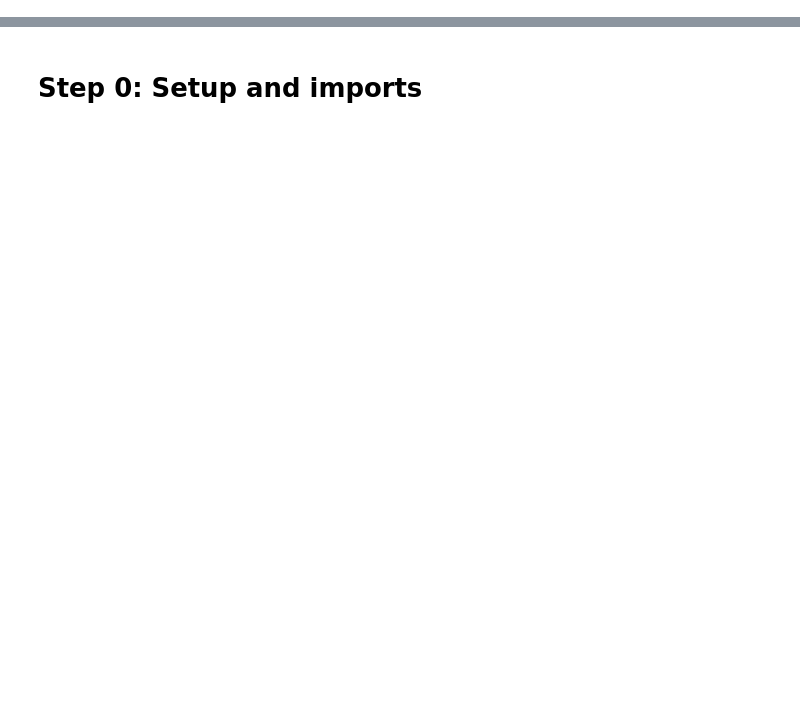
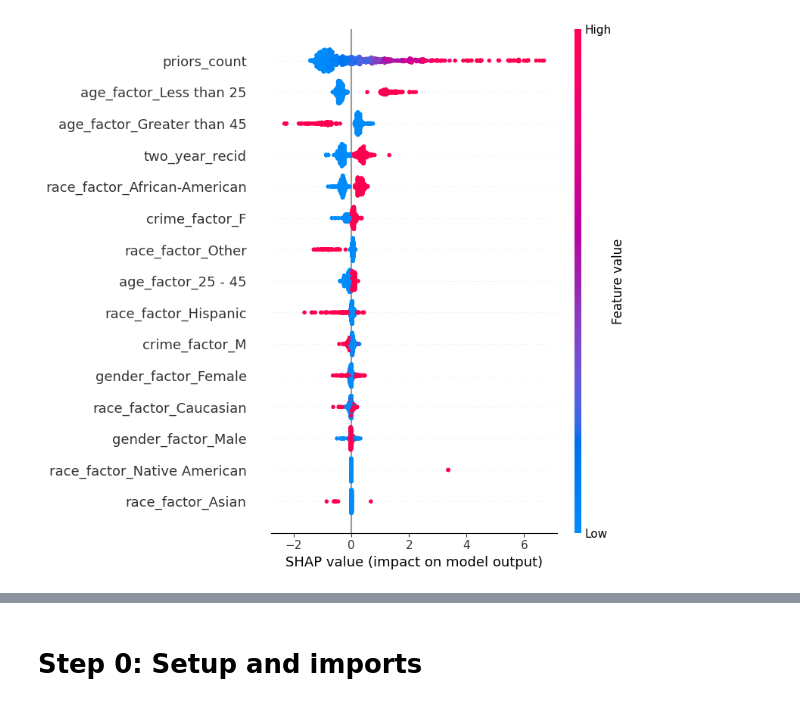
Before and after one commit to makinwumi/dnsc-6330-responsible-ML, a Jupyter notebook: Live-coding/Lecture-03-bias.ipynb, the cells around one changed output, grey strips where cells are left out. Drawn from its saved outputs; the diff is of its cells as text; code cells hidden in the pictures; blank space fills up the shorter version.

```diff
--- a/Live-coding/Lecture-03-bias.ipynb
+++ b/Live-coding/Lecture-03-bias.ipynb
@@ -0,0 +362,11 @@
+# %%
+# Predicted probabilities
+df["pred_prob"] = model_glm.predict(df)
+# Predicted class (threshold = 0.5)
+df["pred_class"] = (
+    (df["pred_prob"] >= 0.5)
+    .map({False: "No Recid", True: "Recid"})
+    .astype("category")
+)
+# Optional: set explicit category order (to mirror R levels)
+df["pred_class"] = df["pred_class"].cat.set_categories(["No Recid", "Recid"])
@@ -0,0 +748,78 @@
+# %%
+# If needed in Colab:
+# !pip install shap
+
+import shap
+import matplotlib.pyplot as plt
+import numpy as np
+
+# Use the fitted components from the trained GBT pipeline
+fitted_preprocessor = gbt_pipeline.named_steps["preprocessor"]
+fitted_classifier = gbt_pipeline.named_steps["classifier"]
+
+# Encode test data with the fitted preprocessor
+X_test_enc = fitted_preprocessor.transform(X_test)
+X_test_enc_array = X_test_enc.toarray() if hasattr(X_test_enc, "toarray") else X_test_enc
+
+# Feature names after preprocessing
+cat_feature_names = list(
+    fitted_preprocessor.named_transformers_["cat"].get_feature_names_out(categorical_features)
+)
+feat_names = numeric_features + cat_feature_names
+
+# SHAP explainer for tree model
+explainer_shap = shap.TreeExplainer(fitted_classifier)
+shap_values = explainer_shap.shap_values(X_test_enc_array)
+
+# Global summary plot
+shap.summary_plot(
+    shap_values,
+    X_test_enc_array,
+    feature_names=feat_names,
+    show=False
+)
+plt.tight_layout()
+plt.show()
+
+# Waterfall plots for selected Black and White defendants
+black_loc = X_test.index.get_loc(black_idx)
+white_loc = X_test.index.get_loc(white_idx)
+
+expected_value = explainer_shap.expected_value
+
+if isinstance(expected_value, (list, np.ndarray)):
+    if np.ndim(expected_value) == 0:
+        base_value = float(expected_value)
+    elif len(expected_value) == 1:
+        base_value = float(expected_value[0])
+    else:
+        base_value = float(expected_value[1])
+else:
+    base_value = float(expected_value)
+
+fig, axes = plt.subplots(1, 2, figsize=(14, 5))
+
+for ax, loc, label in [
+    (axes[0], black_loc, "Black defendant"),
+    (axes[1], white_loc, "White defendant"),
+]:
+    plt.sca(ax)
+
+    explanation = shap.Explanation(
+        values=shap_values[loc],
+        base_values=base_value,
+        data=X_test_enc_array[loc],
+        feature_names=feat_names,
+    )
+
+    shap.waterfall_plot(
+        explanation,
+        max_display=8,
+        show=False
+    )
+    ax.set_title(label)
+
+plt.tight_layout()
+plt.show()
+# %% [output]
+[figure, added]
```
Also changed, not shown: parts of 66 cells of this notebook, 1 other file.
